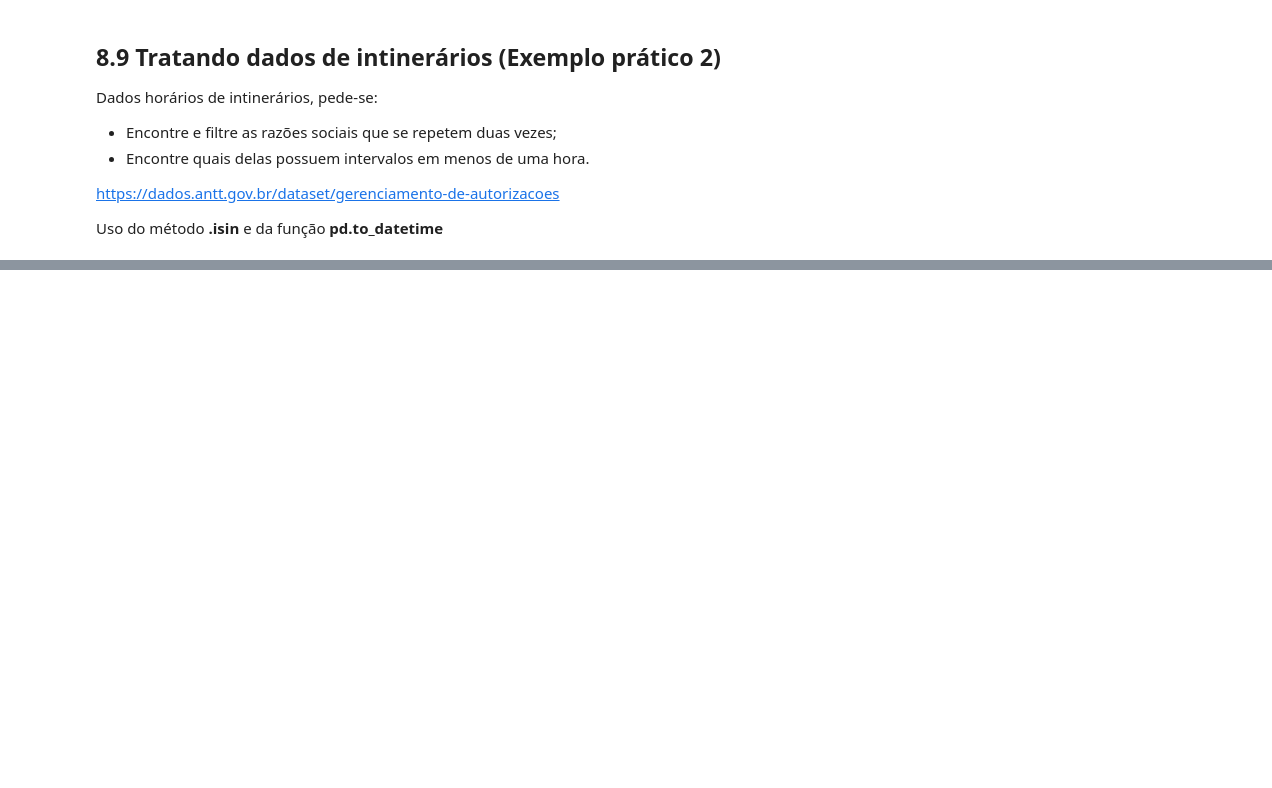
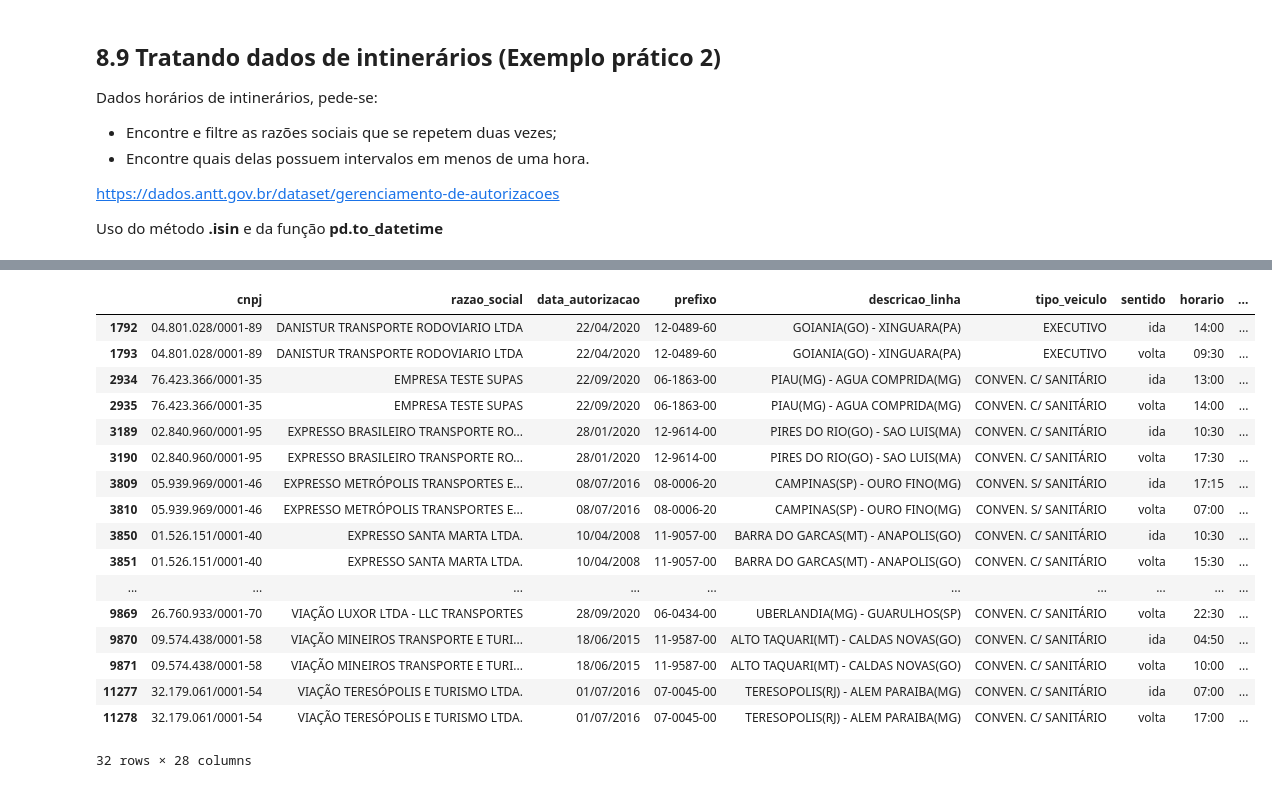
Before and after one commit to gabriel-apereira/cursos-realizados, a Jupyter notebook: python-para-engeheiros-e-cientista-basico-ao-avançado/Notebooks/8 - Fundamento Pandas.ipynb, the cells around one changed output, grey strips where cells are left out. Cells and saved outputs as stored; diff of their text form; code cells hidden in the pictures; blank space fills up the shorter version.

```diff
--- a/python-para-engeheiros-e-cientista-basico-ao-avançado/Notebooks/8 - Fundamento Pandas.ipynb
+++ b/python-para-engeheiros-e-cientista-basico-ao-avançado/Notebooks/8 - Fundamento Pandas.ipynb
@@ -796,3 +796,11 @@ Dados horários de intinerários, pede-se:
 https://dados.antt.gov.br/dataset/gerenciamento-de-autorizacoes
 
 Uso do método **.isin** e da função **pd.to_datetime**
+# %%
+import pandas as pd
+
+file = 'C:/Users/gabriel.pereira/OneDrive - Grupo ITG/Área de Trabalho/Cursos/Python Basico avanç Udemy/Python-para-Engenheiros-e-Cientistas-main/Notebooks/arquivos_auxiliares/horarios.csv'
+
+df = pd.read_csv(file, sep = ';', encoding = 'latin1')
+
+df
@@ -798,0 +821,3 @@ Uso do método **.isin** e da função **pd.to_datetime**
+# %%
+df['time'] = pd.to_datetime(df['horario'])
+df
@@ -798,0 +838,3 @@ Uso do método **.isin** e da função **pd.to_datetime**
+# %%
+filtro_2 = df['razao_social'].value_counts() == 2
+filtro_2
@@ -798,0 +854,3 @@ Uso do método **.isin** e da função **pd.to_datetime**
+# %%
+lista_filtrada = list(filtro_2[filtro_2].index)
+lista_filtrada
@@ -798,0 +874,22 @@ Uso do método **.isin** e da função **pd.to_datetime**
+# %%
+tabela_filtrada = df[df['razao_social'].isin(lista_filtrada)]
+tabela_filtrada
+# %% [output]
+|  | cnpj | razao_social | data_autorizacao | prefixo | descricao_linha | tipo_veiculo | sentido | horario | ... |
+| 1792 | 04.801.028/0001-89 | DANISTUR TRANSPORTE RODOVIARIO LTDA | 22/04/2020 | 12-0489-60 | GOIANIA(GO) - XINGUARA(PA) | EXECUTIVO | ida | 14:00 | ... |
+| 1793 | 04.801.028/0001-89 | DANISTUR TRANSPORTE RODOVIARIO LTDA | 22/04/2020 | 12-0489-60 | GOIANIA(GO) - XINGUARA(PA) | EXECUTIVO | volta | 09:30 | ... |
+| 2934 | 76.423.366/0001-35 | EMPRESA TESTE SUPAS | 22/09/2020 | 06-1863-00 | PIAU(MG) - AGUA COMPRIDA(MG) | CONVEN. C/ SANITÁRIO | ida | 13:00 | ... |
+| 2935 | 76.423.366/0001-35 | EMPRESA TESTE SUPAS | 22/09/2020 | 06-1863-00 | PIAU(MG) - AGUA COMPRIDA(MG) | CONVEN. C/ SANITÁRIO | volta | 14:00 | ... |
+| 3189 | 02.840.960/0001-95 | EXPRESSO BRASILEIRO TRANSPORTE RO... | 28/01/2020 | 12-9614-00 | PIRES DO RIO(GO) - SAO LUIS(MA) | CONVEN. C/ SANITÁRIO | ida | 10:30 | ... |
+| 3190 | 02.840.960/0001-95 | EXPRESSO BRASILEIRO TRANSPORTE RO... | 28/01/2020 | 12-9614-00 | PIRES DO RIO(GO) - SAO LUIS(MA) | CONVEN. C/ SANITÁRIO | volta | 17:30 | ... |
+| 3809 | 05.939.969/0001-46 | EXPRESSO METRÓPOLIS TRANSPORTES E... | 08/07/2016 | 08-0006-20 | CAMPINAS(SP) - OURO FINO(MG) | CONVEN. S/ SANITÁRIO | ida | 17:15 | ... |
+| 3810 | 05.939.969/0001-46 | EXPRESSO METRÓPOLIS TRANSPORTES E... | 08/07/2016 | 08-0006-20 | CAMPINAS(SP) - OURO FINO(MG) | CONVEN. S/ SANITÁRIO | volta | 07:00 | ... |
+| 3850 | 01.526.151/0001-40 | EXPRESSO SANTA MARTA LTDA. | 10/04/2008 | 11-9057-00 | BARRA DO GARCAS(MT) - ANAPOLIS(GO) | CONVEN. C/ SANITÁRIO | ida | 10:30 | ... |
+| 3851 | 01.526.151/0001-40 | EXPRESSO SANTA MARTA LTDA. | 10/04/2008 | 11-9057-00 | BARRA DO GARCAS(MT) - ANAPOLIS(GO) | CONVEN. C/ SANITÁRIO | volta | 15:30 | ... |
+| ... | ... | ... | ... | ... | ... | ... | ... | ... | ... |
+| 9869 | 26.760.933/0001-70 | VIAÇÃO LUXOR LTDA - LLC TRANSPORTES | 28/09/2020 | 06-0434-00 | UBERLANDIA(MG) - GUARULHOS(SP) | CONVEN. C/ SANITÁRIO | volta | 22:30 | ... |
+| 9870 | 09.574.438/0001-58 | VIAÇÃO MINEIROS TRANSPORTE E TURI... | 18/06/2015 | 11-9587-00 | ALTO TAQUARI(MT) - CALDAS NOVAS(GO) | CONVEN. C/ SANITÁRIO | ida | 04:50 | ... |
+| 9871 | 09.574.438/0001-58 | VIAÇÃO MINEIROS TRANSPORTE E TURI... | 18/06/2015 | 11-9587-00 | ALTO TAQUARI(MT) - CALDAS NOVAS(GO) | CONVEN. C/ SANITÁRIO | volta | 10:00 | ... |
+| 11277 | 32.179.061/0001-54 | VIAÇÃO TERESÓPOLIS E TURISMO LTDA. | 01/07/2016 | 07-0045-00 | TERESOPOLIS(RJ) - ALEM PARAIBA(MG) | CONVEN. C/ SANITÁRIO | ida | 07:00 | ... |
+| 11278 | 32.179.061/0001-54 | VIAÇÃO TERESÓPOLIS E TURISMO LTDA. | 01/07/2016 | 07-0045-00 | TERESOPOLIS(RJ) - ALEM PARAIBA(MG) | CONVEN. C/ SANITÁRIO | volta | 17:00 | ... |
+32 rows × 28 columns
```
Also changed, not shown: parts of 59 cells of this notebook.
